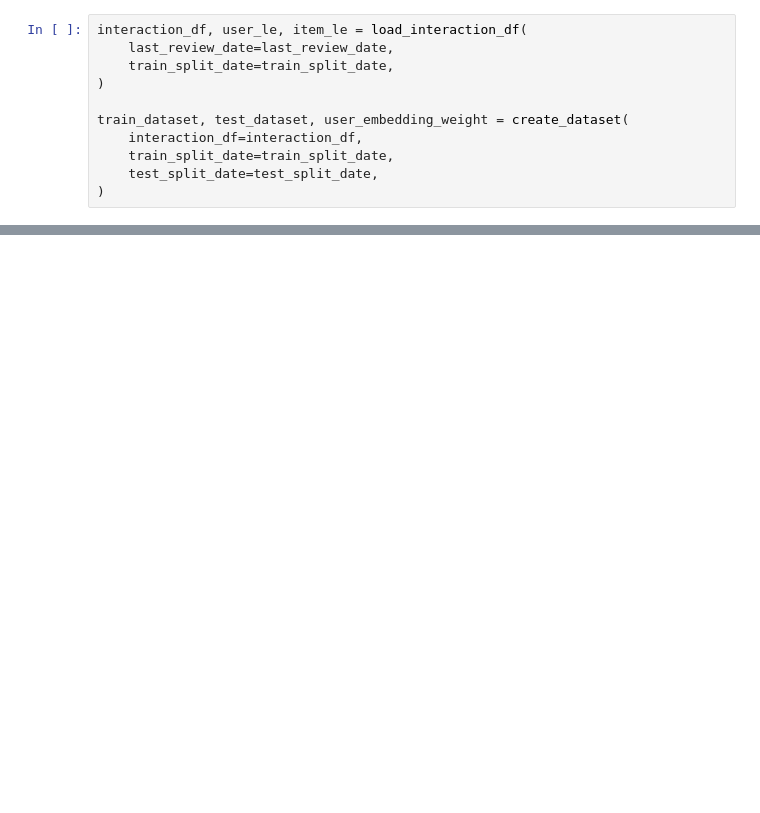
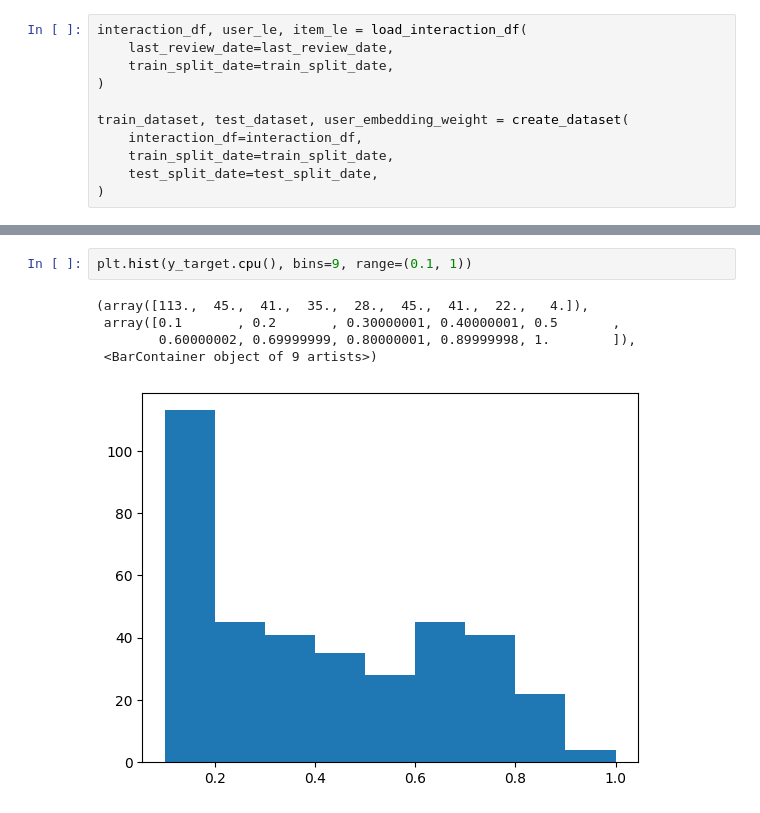
Before and after one commit to tishii2479/my-master-project, a Jupyter notebook: notebook/c.ipynb, the cells around one changed output, grey strips where cells are left out. Saved outputs shown, nothing was run; the diff lists cells and outputs as text; blank space fills up the shorter version.

```diff
--- a/notebook/c.ipynb
+++ b/notebook/c.ipynb
@@ -78,3 +205,11 @@ KeyboardInterrupt:
+# %%
+plt.hist(y_target.cpu(), bins=9, range=(0.1, 1))
+# %% [output]
+(array([113.,  45.,  41.,  35.,  28.,  45.,  41.,  22.,   4.]),
+ array([0.1       , 0.2       , 0.30000001, 0.40000001, 0.5       ,
+        0.60000002, 0.69999999, 0.80000001, 0.89999998, 1.        ]),
+ <BarContainer object of 9 artists>)
+[figure, added]
 # %%
 loss_names = ["target", "clv"]
 for loss_name in loss_names:
```
Also changed, not shown: parts of 8 cells of this notebook, 3 other files.
